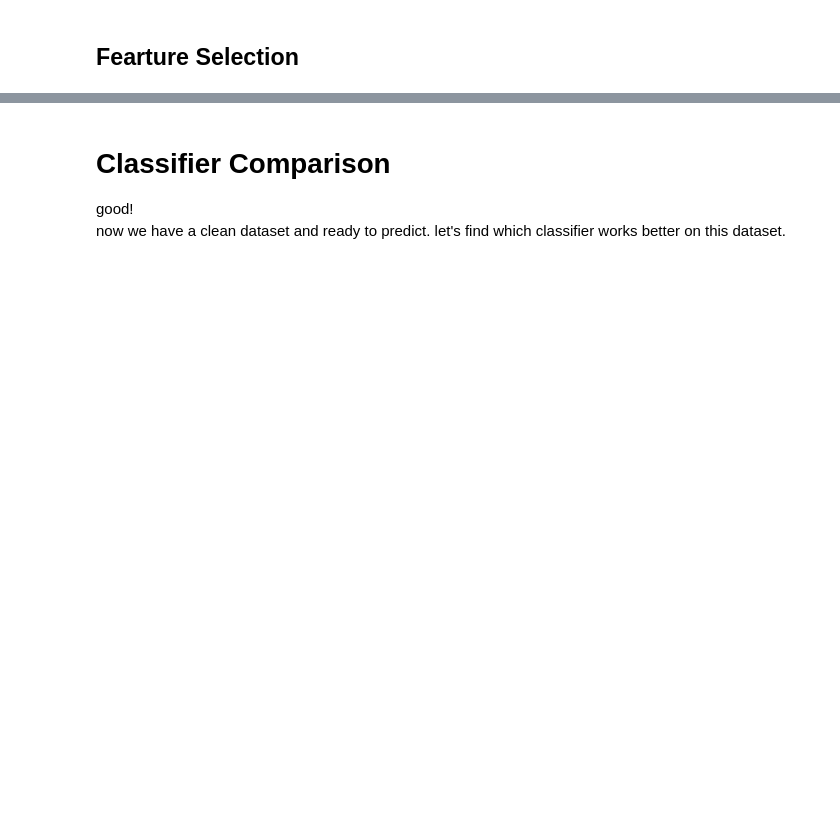
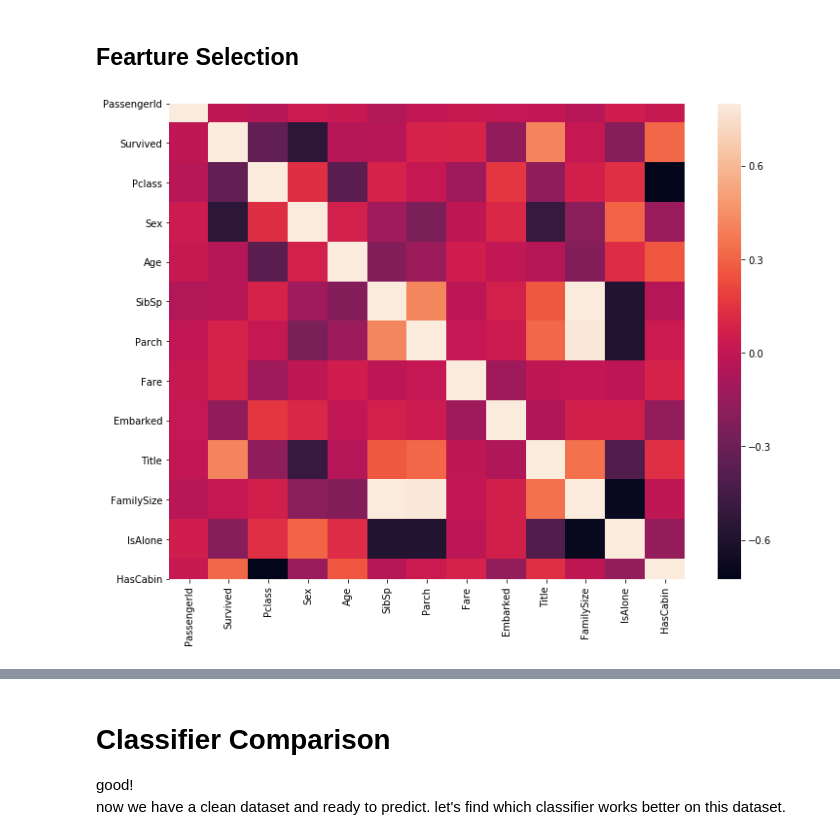
Before and after one commit to jrreda/Kaggle, a Jupyter notebook: Titanic Machine Learning from Disaster/Titanic Disaster.ipynb, the cells around one changed output, grey strips where cells are left out. Cells and saved outputs as stored; diff of their text form; code cells hidden in the pictures; blank space fills up the shorter version.

```diff
--- a/Titanic Machine Learning from Disaster/Titanic Disaster.ipynb
+++ b/Titanic Machine Learning from Disaster/Titanic Disaster.ipynb
@@ -248,3 +250,12 @@ for d in datasets:
     d['Embarked'] = d['Embarked'].fillna(2) # S == 2 (mode)
 # %% [markdown]
 ## Fearture Selection
+# %%
+import matplotlib.pyplot as plt
+import seaborn as sns
+
+# correlation matrix
+plt.figure(figsize=(12, 9))
+sns.heatmap(train.corr(), vmax=.8, square=True);
+# %% [output]
+[figure, added]
```
Also changed, not shown: parts of 18 cells of this notebook, 1 other file.
